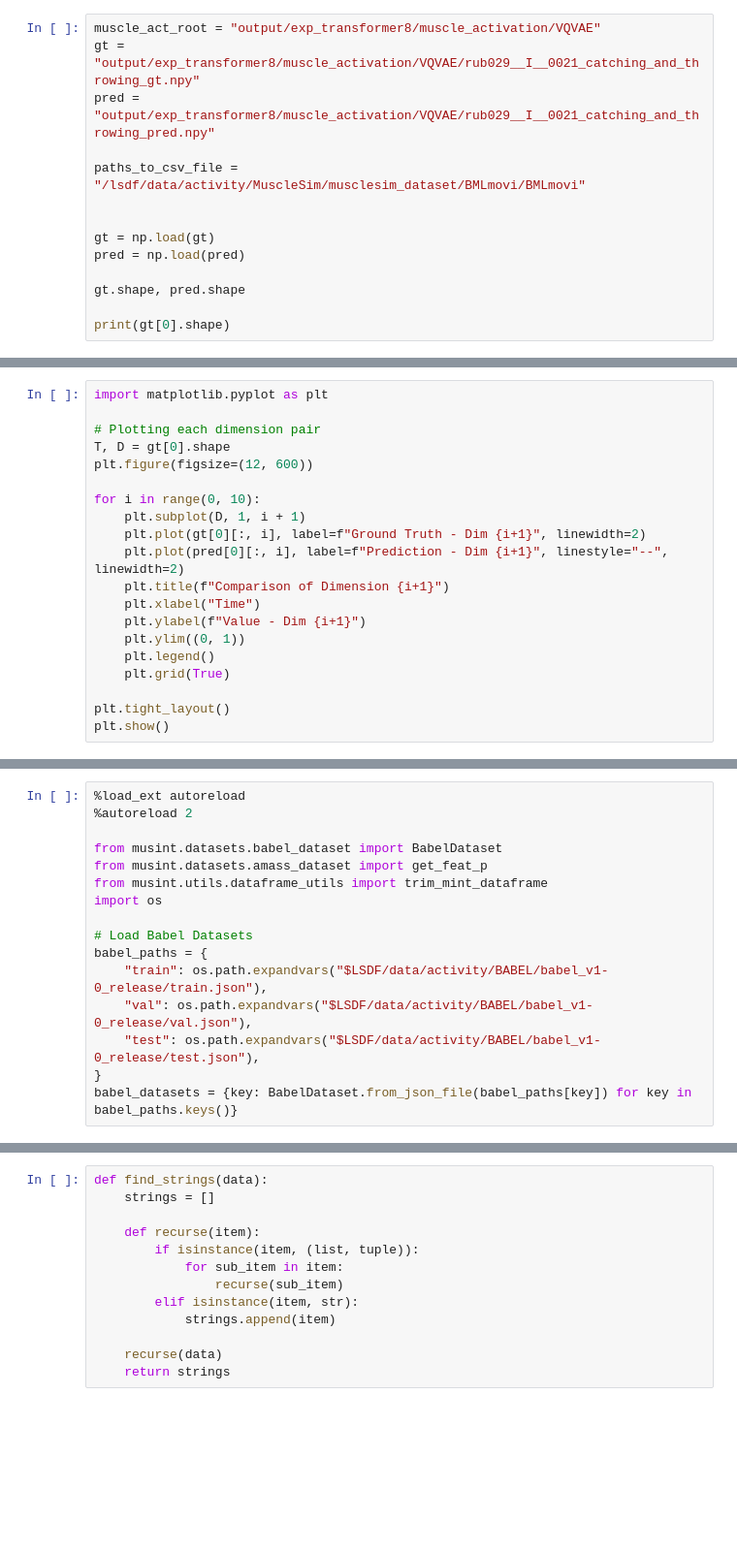
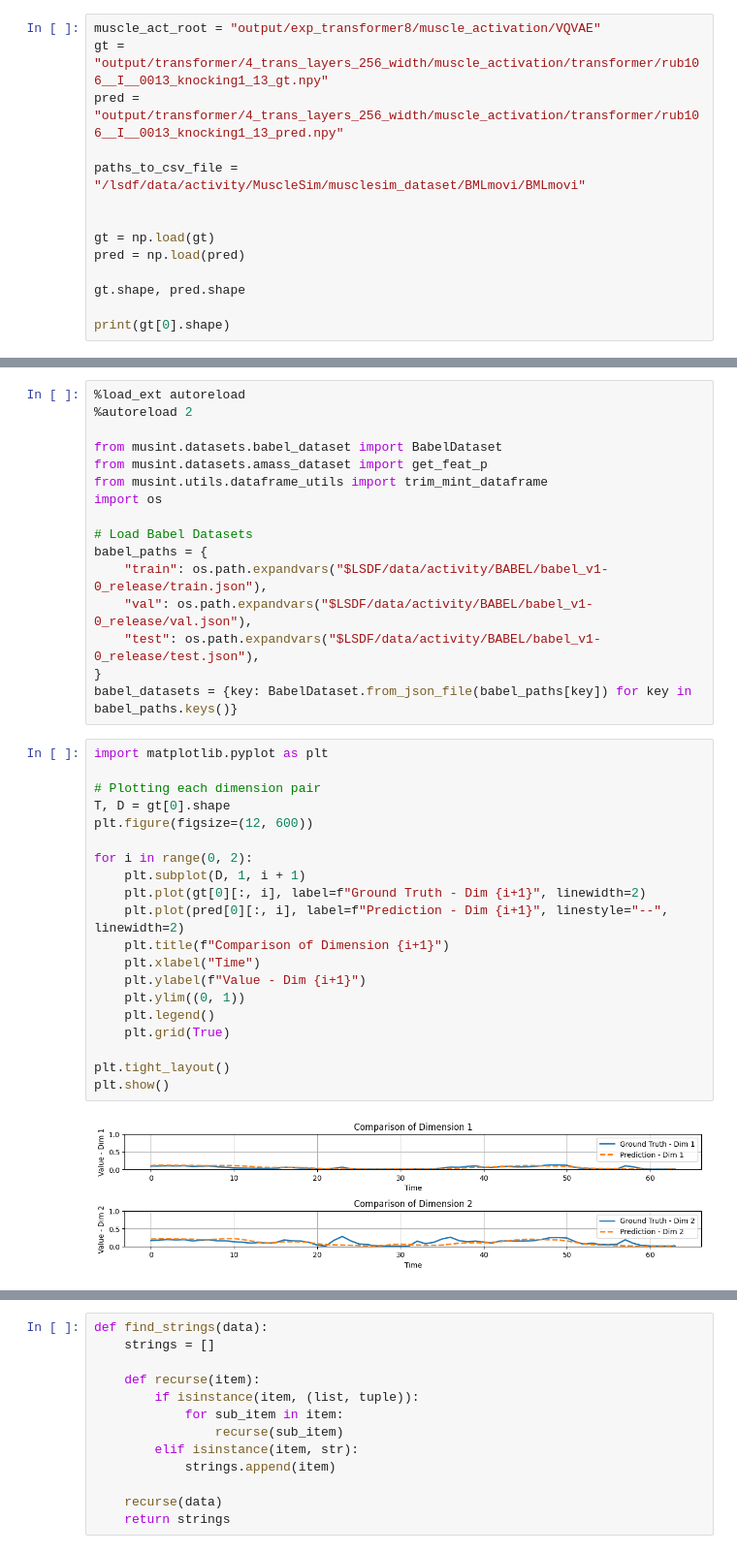
Before and after one commit to simplexsigil/motion2muscle, a Jupyter notebook: ms_eval.ipynb, the cells around one changed output, grey strips where cells are left out. Shown: that part at 97% size. Cells and saved outputs as stored; diff of their text form; blank space fills up the shorter version.

```diff
--- a/ms_eval.ipynb
+++ b/ms_eval.ipynb
@@ -6,7 +25,7 @@ import pandas as pd
 # %%
 muscle_act_root = "output/exp_transformer8/muscle_activation/VQVAE"
-gt = "output/exp_transformer8/muscle_activation/VQVAE/rub029__I__0021_catching_and_throwing_gt.npy"
-pred = "output/exp_transformer8/muscle_activation/VQVAE/rub029__I__0021_catching_and_throwing_pred.npy"
+gt = "output/transformer/4_trans_layers_256_width/muscle_activation/transformer/rub106__I__0013_knocking1_13_gt.npy"
+pred = "output/transformer/4_trans_layers_256_width/muscle_activation/transformer/rub106__I__0013_knocking1_13_pred.npy"
 
 paths_to_csv_file = "/lsdf/data/activity/MuscleSim/musclesim_dataset/BMLmovi/BMLmovi"
 
@@ -39,23 +58,3 @@ for csv_path in csv_paths:
 # %% [output]
 There are 85 csv files which are read
 There are 85 csv files which are valid
-# %%
-import matplotlib.pyplot as plt
-
-# Plotting each dimension pair
-T, D = gt[0].shape
-plt.figure(figsize=(12, 600))
-
-for i in range(0, 10):
-    plt.subplot(D, 1, i + 1)
-    plt.plot(gt[0][:, i], label=f"Ground Truth - Dim {i+1}", linewidth=2)
-    plt.plot(pred[0][:, i], label=f"Prediction - Dim {i+1}", linestyle="--", linewidth=2)
-    plt.title(f"Comparison of Dimension {i+1}")
-    plt.xlabel("Time")
-    plt.ylabel(f"Value - Dim {i+1}")
-    plt.ylim((0, 1))
-    plt.legend()
-    plt.grid(True)
-
-plt.tight_layout()
-plt.show()
@@ -77,6 +74,28 @@ babel_paths = {
     "test": os.path.expandvars("$LSDF/data/activity/BABEL/babel_v1-0_release/test.json"),
 }
 babel_datasets = {key: BabelDataset.from_json_file(babel_paths[key]) for key in babel_paths.keys()}
+# %%
+import matplotlib.pyplot as plt
+
+# Plotting each dimension pair
+T, D = gt[0].shape
+plt.figure(figsize=(12, 600))
+
+for i in range(0, 2):
+    plt.subplot(D, 1, i + 1)
+    plt.plot(gt[0][:, i], label=f"Ground Truth - Dim {i+1}", linewidth=2)
+    plt.plot(pred[0][:, i], label=f"Prediction - Dim {i+1}", linestyle="--", linewidth=2)
+    plt.title(f"Comparison of Dimension {i+1}")
+    plt.xlabel("Time")
+    plt.ylabel(f"Value - Dim {i+1}")
+    plt.ylim((0, 1))
+    plt.legend()
+    plt.grid(True)
+
+plt.tight_layout()
+plt.show()
+# %% [output]
+[figure, added]
 # %%
 def load_muscle_activations_meta(
     csv_path,
```
Also changed, not shown: parts of 6 cells of this notebook, 15 other files.
